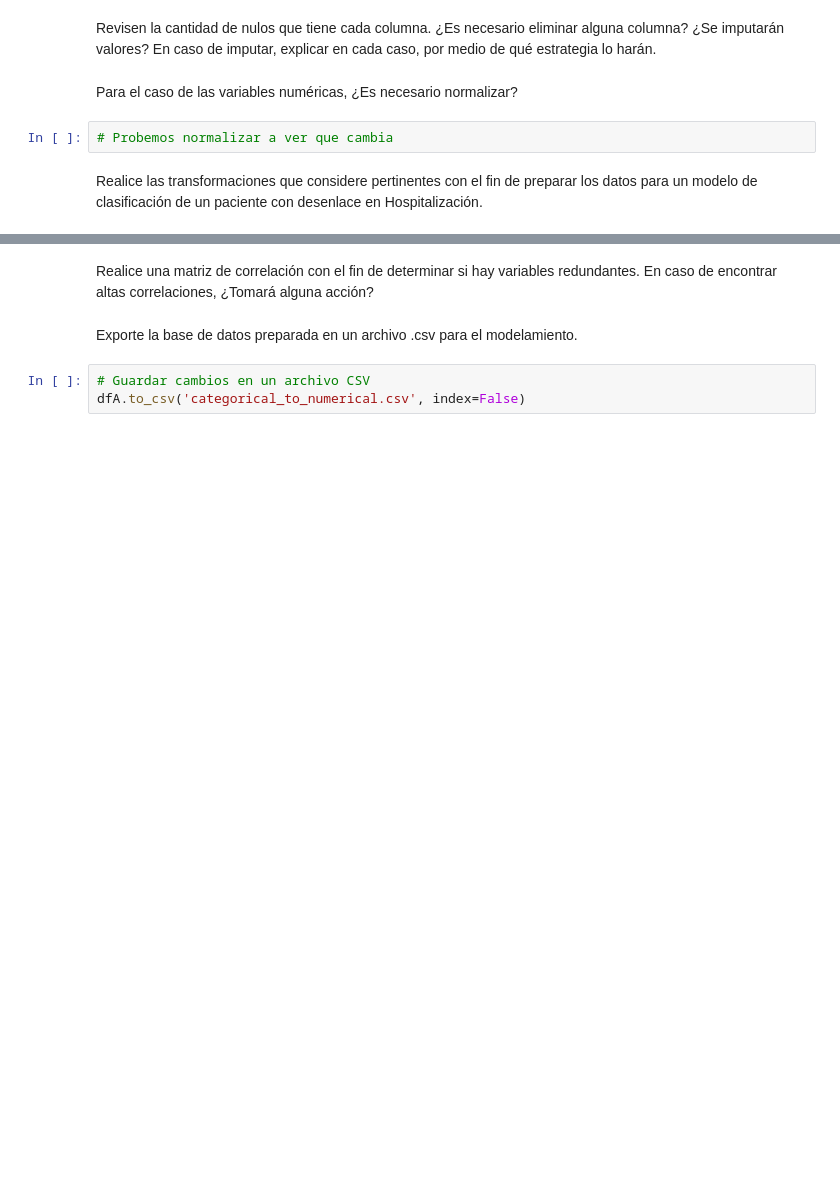
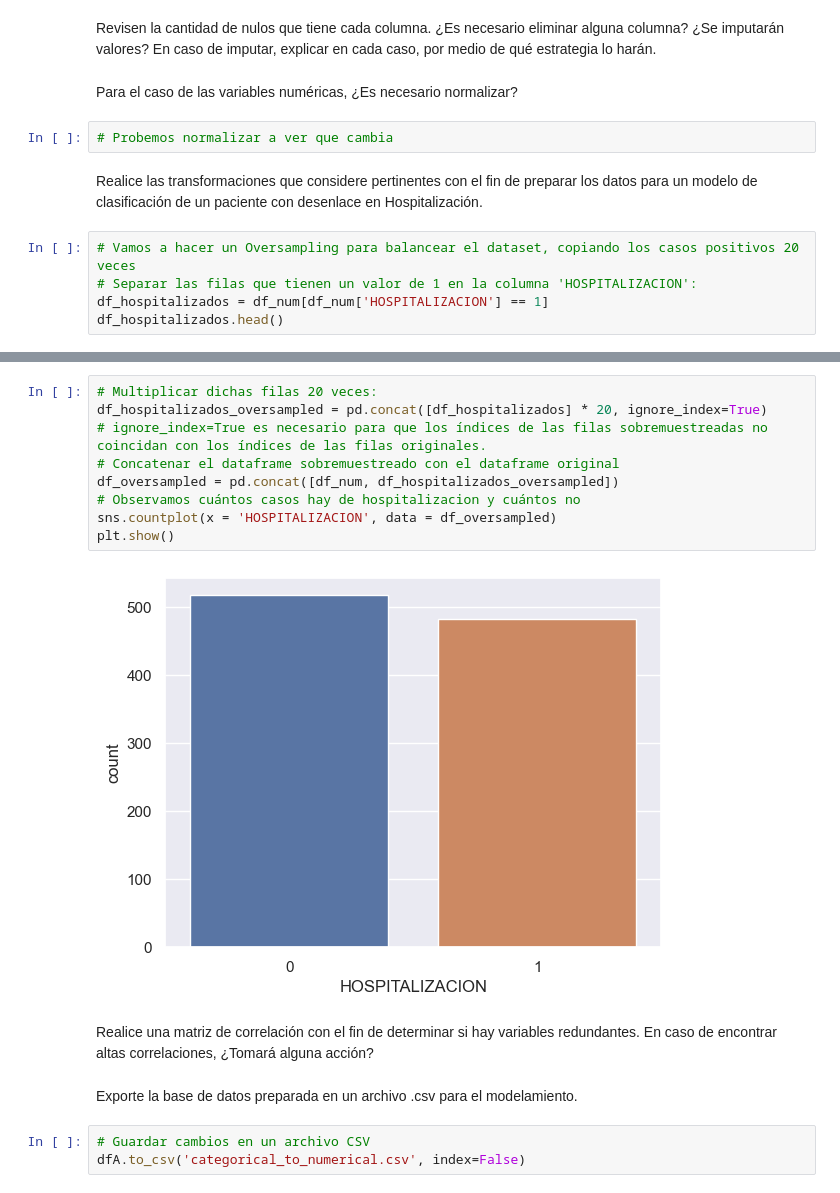
Before and after one commit to LucianoLarrea/M6_PI_Hospitalizacion, a Jupyter notebook: 2A_Preparacion_de_datos.ipynb, the cells around one changed output, grey strips where cells are left out. Cells and saved outputs as stored; diff of their text form; blank space fills up the shorter version.

```diff
--- a/2A_Preparacion_de_datos.ipynb
+++ b/2A_Preparacion_de_datos.ipynb
@@ -280,3 +282,8 @@ Para el caso de las variables numéricas, ¿Es necesario normalizar?
 # Probemos normalizar a ver que cambia
 # %% [markdown]
 Realice las transformaciones que considere pertinentes con el fin de preparar los datos para un modelo de clasificación de un paciente con desenlace en Hospitalización.
+# %%
+# Vamos a hacer un Oversampling para balancear el dataset, copiando los casos positivos 20 veces
+# Separar las filas que tienen un valor de 1 en la columna 'HOSPITALIZACION':
+df_hospitalizados = df_num[df_num['HOSPITALIZACION'] == 1]
+df_hospitalizados.head()
@@ -283,3 +297,14 @@ Realice las transformaciones que considere pertinentes con el fin de preparar lo
+# %%
+# Multiplicar dichas filas 20 veces:
+df_hospitalizados_oversampled = pd.concat([df_hospitalizados] * 20, ignore_index=True)
+# ignore_index=True es necesario para que los índices de las filas sobremuestreadas no coincidan con los índices de las filas originales.
+# Concatenar el dataframe sobremuestreado con el dataframe original
+df_oversampled = pd.concat([df_num, df_hospitalizados_oversampled])
+# Observamos cuántos casos hay de hospitalizacion y cuántos no
+sns.countplot(x = 'HOSPITALIZACION', data = df_oversampled)
+plt.show()
+# %% [output]
+[figure, added]
 # %% [markdown]
 Realice una matriz de correlación con el fin de determinar si hay variables redundantes. En caso de encontrar altas correlaciones, ¿Tomará alguna acción?
 # %% [markdown]
```
Also changed, not shown: parts of 10 cells of this notebook, 11 other files.
